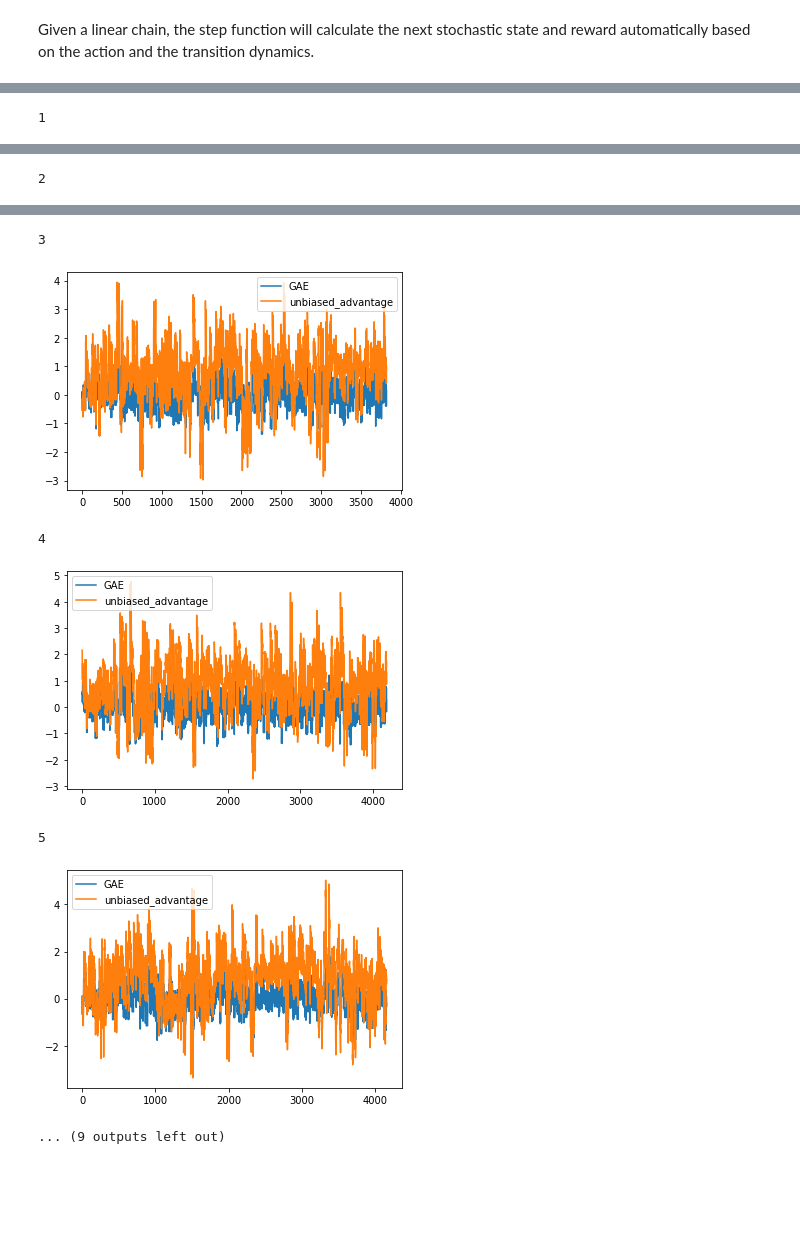
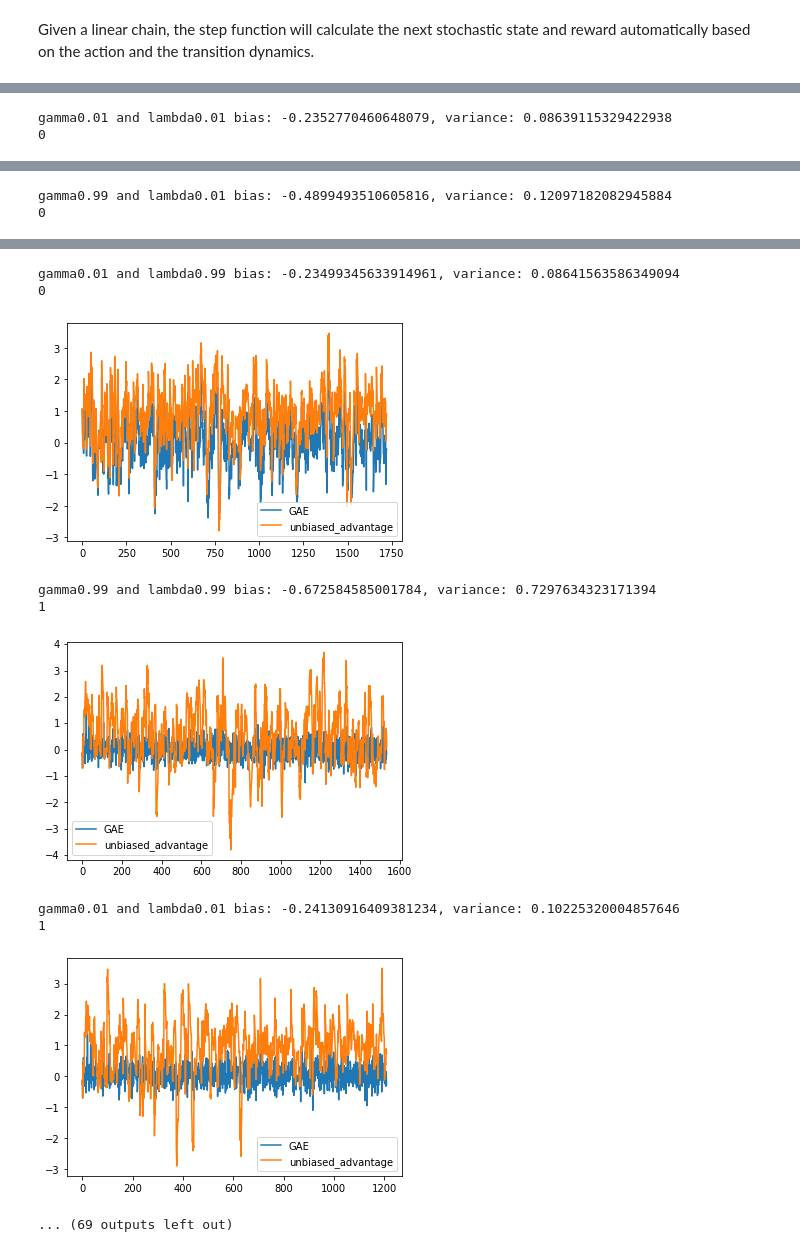
Before and after one commit to DarrenZhang01/generalized_advantage_estimation, a Jupyter notebook: GAE.ipynb, the cells around one changed output, grey strips where cells are left out. Saved outputs shown, nothing was run; the diff lists cells and outputs as text; code cells hidden in the pictures; blank space fills up the shorter version.

Commit message:
Under different gamma and lambda, calculate bias and variances over different episodes across runs.

```diff
--- a/GAE.ipynb
+++ b/GAE.ipynb
@@ -308,11 +309,8 @@ class Agent():
 
         # Calculate the ground truth unbiased advantage.
         true_advantage = v_pi[state_list[i]] - v_pi[state_list[t]] + undiscounted_reward
-        self.advantage_estimation.append(GAE)
-        self.unbiased_advantage.append(true_advantage)
 
-
-        return GAE
+        return GAE, true_advantage
     # =========================================================================
 
     # Using the difference between the accumulated n-step reward and the estimated
@@ -324,7 +322,7 @@ class Agent():
         for t in range(traj_length):
             state = state_list[t]
             v_pi = self.calc_v_pi_pred()
-            GAE = self.calc_generalized_advantage(t, traj, v_pi)
+            GAE, true_advantage = self.calc_generalized_advantage(t, traj, v_pi)
 
             v_pred = v_pi[state]
             self.value_weight = self.value_weight \
@@ -351,10 +349,13 @@ class Agent():
         traj_length = len(state_list)
 
         policy_grad = np.zeros(self.policy_weight.shape)
+        GAEs, advantages = [], []
         for t in range(traj_length):
             state = state_list[t]
             action = action_list[t]
-            GAE = self.calc_generalized_advantage(t, traj, v_pi)
+            GAE, true_advantage = self.calc_generalized_advantage(t, traj, v_pi)
+            GAEs.append(GAE)
+            advantages.append(true_advantage)
             grad_log_pi = self.calc_grad_log_pi(state, action)
 
             if self.FLAG_BASELINE:
@@ -366,6 +367,9 @@ class Agent():
                 policy_grad += self.gamma**t * GAE * grad_log_pi
             else:
                 policy_grad += GAE * grad_log_pi
+        # Add the info for each episode separately into the object.
+        self.advantage_estimation.append(GAEs)
+        self.unbiased_advantage.append(advantages)
 
         return policy_grad
 
@@ -379,11 +383,20 @@ class Agent():
         self.FLAG_POLICY_UPDATED = True
 
     def plot_advantage(self):
-        x = list(range(len(self.advantage_estimation)))
-        plt.plot(x, self.advantage_estimation, label="GAE")
-        plt.plot(x, self.unbiased_advantage, label="unbiased_advantage")
+        x = list(range(len(list(chain.from_iterable(self.advantage_estimation)))))
+        plt.plot(x, list(chain.from_iterable(self.advantage_estimation)), label="GAE")
+        plt.plot(x, list(chain.from_iterable(self.unbiased_advantage)), label="unbiased_advantage")
         plt.legend()
         plt.show()
+
+    # Calculate the bias and variance across the first steps of the episodes
+    # for this run.
+    def bias_variance(self):
+        GAEs = [episode[0] for episode in self.advantage_estimation]
+        advantages = [episode[0] for episode in self.unbiased_advantage]
+        bias = np.mean(np.asarray(GAEs)) - np.mean(np.asarray(advantages))
+        variance = np.var(np.asarray(GAEs))
+        return (bias, variance)
 # %%
 def run_experiment(num_runs, num_episodes,
                    P, r, start_state, terminal_state,
@@ -485,8 +503,8 @@ num_episodes = 200
 start_state = 1
 terminal_states = [0, 6]
 reward_noise = 0.3
-gamma = 0.9
-lambda_ = 0.9
+gammas = [0.01, 0.99]
+lambdas = [0.01, 0.99]
 
 num_actions = 2
 FLAG_BASELINE = True
@@ -513,7 +531,7 @@ for nstep in nstep_list:
         dat = run_experiment(num_runs, num_episodes,
                              P, r, start_state, terminal_states,
                              num_actions, policy_features, value_features,
-                             policy_stepsize, value_stepsize, nstep, lambda_, gamma,
+                             policy_stepsize, value_stepsize, nstep, lambdas, gammas,
                              FLAG_BASELINE, FLAG_LEARN_VPI, reward_noise)
 
         exp_data1[nstep][stepsize] = dat
@@ -526 +544,2 @@ nstep: 16
-1
+gamma0.01 and lambda0.01 bias: -0.2352770460648079, variance: 0.08639115329422938
+0
@@ -528 +547,2 @@ nstep: 16
-2
+gamma0.99 and lambda0.01 bias: -0.4899493510605816, variance: 0.12097182082945884
+0
@@ -530,7 +550,10 @@ nstep: 16
-3
+gamma0.01 and lambda0.99 bias: -0.23499345633914961, variance: 0.08641563586349094
+0
-[figure, old version]
+[figure, new version]
-4
+gamma0.99 and lambda0.99 bias: -0.672584585001784, variance: 0.7297634323171394
+1
-[figure, old version]
+[figure, new version]
-5
+gamma0.01 and lambda0.01 bias: -0.24130916409381234, variance: 0.10225320004857646
+1
-[figure, old version]
+[figure, new version]
-... (9 outputs left out)
+... (69 outputs left out)
```
Also changed, not shown: parts of 3 cells of this notebook.
